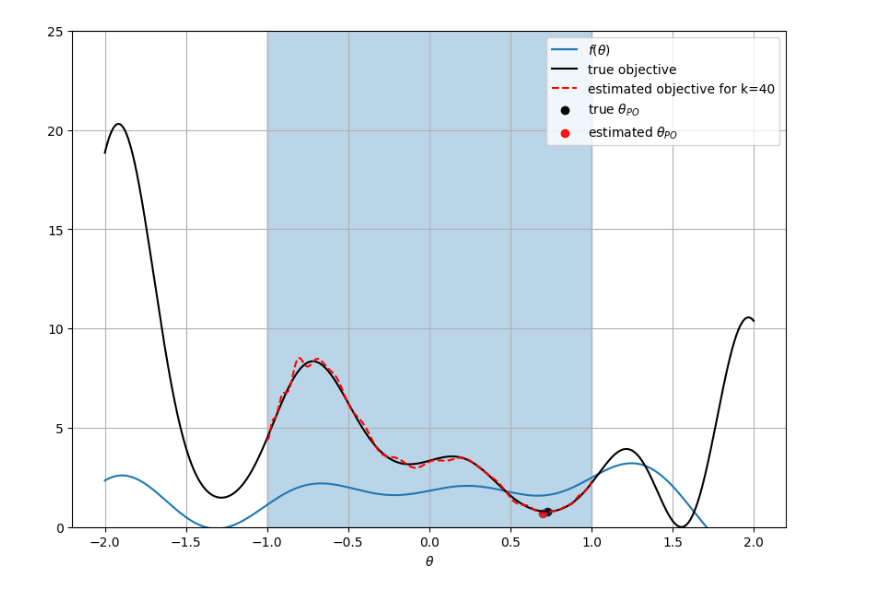
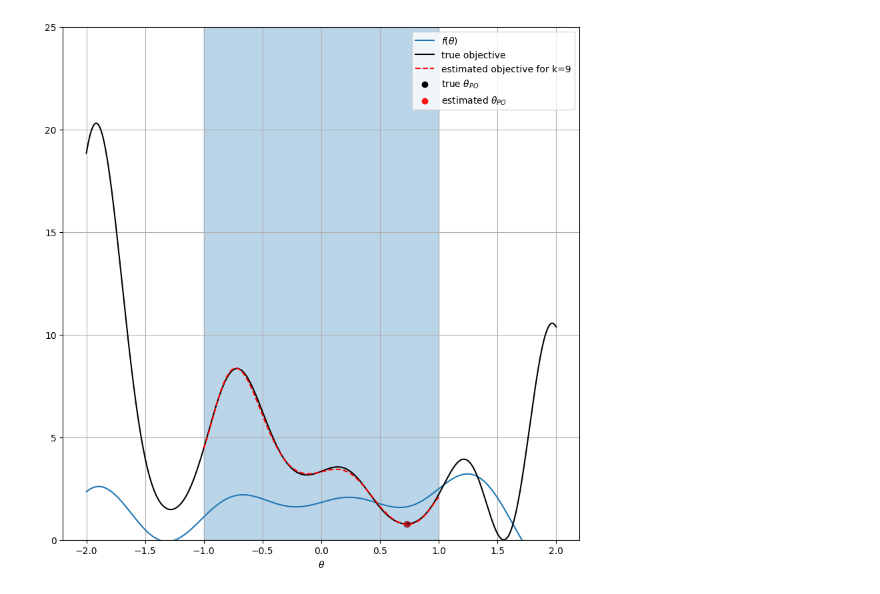
Before and after one commit to ivankirev13/Performative-Regression, a Jupyter notebook: performative_regression.ipynb, the cells around one changed output. Saved outputs shown, nothing was run; the diff lists cells and outputs as text; code cells hidden in the pictures.

```diff
--- a/performative_regression.ipynb
+++ b/performative_regression.ipynb
@@ -3,8 +3,3 @@ import numpy as np
 import matplotlib.pyplot as plt
 from scipy.optimize import minimize_scalar
 from itertools import accumulate
-# %%
-
-k=10
-plt.plot(np.flip(np.cos(np.pi * (2*np.arange(1, k+2) - 1 ) / (2*(k+1)))))
-plt.plot(np.linspace(-1, 1, k+1))
@@ -17,0 +6,19 @@ np.cos(np.pi*1/(2*(k+1)))
+# %%
+def cheb(k):
+    return np.flip(np.cos(np.pi * (2*np.arange(1, k+1) - 1 ) / (2*(k))))
+
+
+def summ(k):
+    c = cheb(k)
+    s = 0
+    for i in range(k):
+        s += np.abs(c[i])**i
+
+    return s
+
+t=1000
+x = np.array(range(t))
+lis = [summ(k) for k in range(t)]
+plt.plot(lis)
+plt.plot(x, x**(3/5))
+plt.show()
@@ -26,6 +40,7 @@ class Performative_Regression:
         self.thetas = np.random.uniform(-1, 1, k)
         self.thetas = np.linspace(-1, 1, k)
         self.thetas = np.flip(np.cos(np.pi * (2*np.arange(1, self.k+1) - 1 ) / (2*(self.k))))
+        self.V = self.vandermonde_matrix()
         self.parameters = self.estimate_parameters()
         self.true_theta_PO = self.true_performative_optimum()
         self.estimated_theta_PO = self.estimated_performative_optimum()
@@ -35,7 +50,7 @@ class Performative_Regression:
 
         fun = 3 + np.sin(theta - 2) + np.sin(theta)**2
         fun = 1 + theta * np.cos(5 * theta) + np.sin(theta - 2)**2 + theta * np.sin(theta + 3) * np.cos(theta + 3)
-
+        #fun = 1 / (theta+2) + np.sin(theta) * np.log(theta**2)
         return fun
 
     def generate_y(self, theta):
@@ -52,12 +67,18 @@ class Performative_Regression:
 
     def estimate_parameters(self):
 
-        V = self.vandermonde_matrix()
         f_estimates = np.zeros(self.k)
         for i in range(self.k):
             f_estimates[i] = self.estimate_f(self.thetas[i])
 
-        return np.linalg.inv(V) @ f_estimates
+        return np.linalg.inv(self.V) @ f_estimates
+
+    def true_parameters(self):
+        f_values = np.zeros(self.k)
+        for i in range(self.k):
+            f_values[i] = self.f(self.thetas[i])
+
+        return np.linalg.inv(self.V) @ f_values
 
     def polynomial_f(self, x):
 
@@ -92,7 +113,7 @@ class Performative_Regression:
         t1 = np.linspace(-2, 2, 1000)
         t2 = np.linspace(-1, 1, 1000)
 
-        plt.figure(figsize=(10, 7))
+        plt.figure(figsize=(10, 10))
         plt.plot(t1, self.f(t1), label=r'$f(\theta)$')
         plt.plot(t1, self.true_objective_function(t1), 'k', label='true objective')
         plt.plot(t2, self.estimated_objective_function(t2), 'r--', label=f'estimated objective for k={self.k}')
@@ -133,5 +210,5 @@ class Performative_Regression:
 # %%
-pr = Performative_Regression(k=40, n=10, T=500)
+pr = Performative_Regression(k=9, n=100, T=500)
 pr.plot_everything()
 # %% [output]
-[figure, old version]
+[figure, new version]
```
Also changed, not shown: parts of 18 cells of this notebook.
